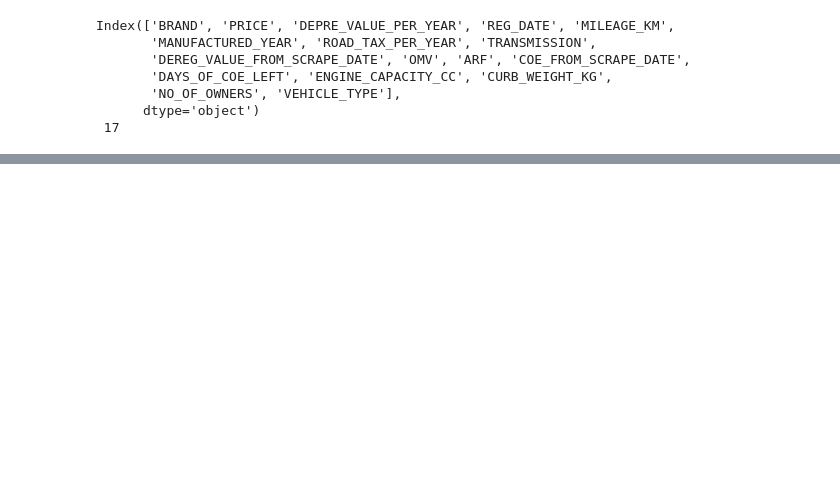
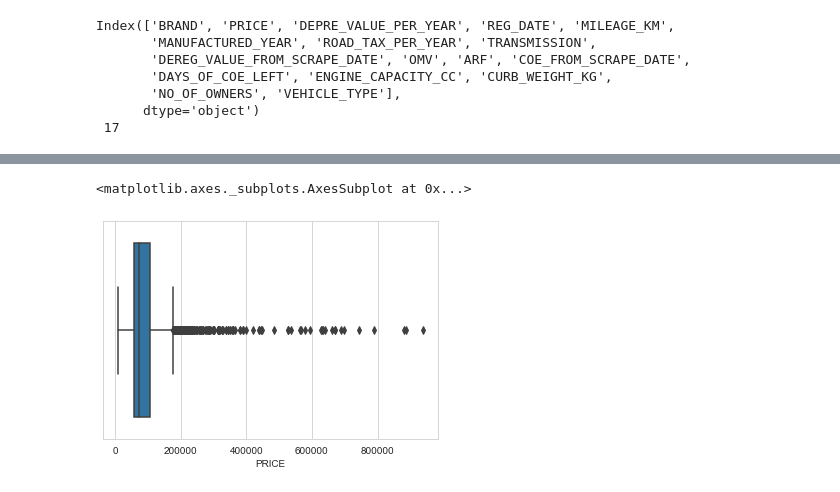
Before and after one commit to xianjinseow92/Data-Science-Projects, a Jupyter notebook: Project_2_SgCarMart Price Prediction_2/notebooks/EDA and Linear Regression Analysis on Used Cars from SGCARMART.ipynb, the cells around one changed output, grey strips where cells are left out. Cells and saved outputs as stored; diff of their text form; code cells hidden in the pictures; blank space fills up the shorter version.

```diff
--- a/Project_2_SgCarMart Price Prediction_2/notebooks/EDA and Linear Regression Analysis on Used Cars from SGCARMART.ipynb
+++ b/Project_2_SgCarMart Price Prediction_2/notebooks/EDA and Linear Regression Analysis on Used Cars from SGCARMART.ipynb
@@ -174,0 +219,5 @@ df_clean[df_clean['TRANSMISSION'] == "Manual"]
+# %%
+sns.boxplot(x=df_clean['PRICE'])  # Should do a log transformation here
+# %% [output]
+<matplotlib.axes._subplots.AxesSubplot at 0x...>
+[figure, added]
```
Also changed, not shown: parts of 29 cells of this notebook.
